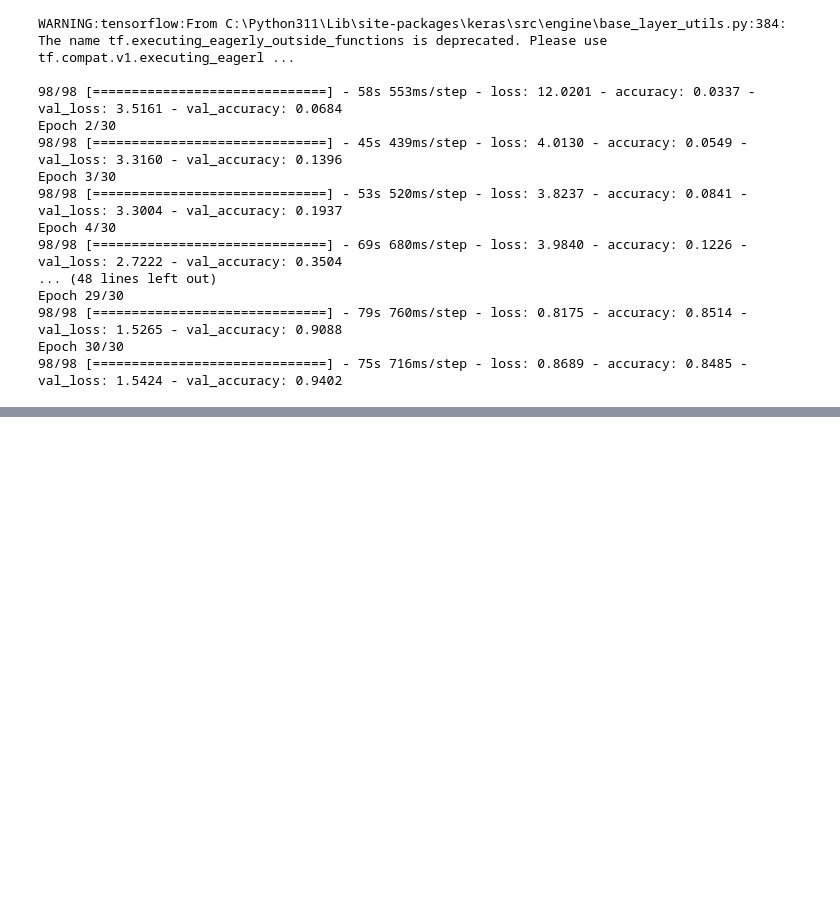
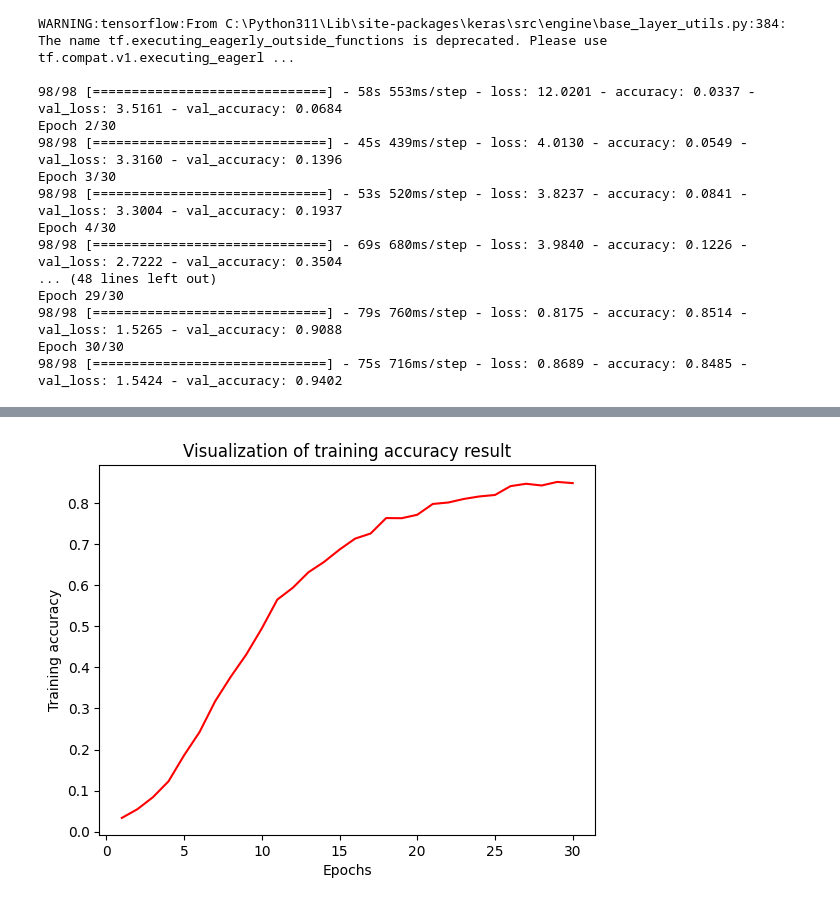
Before and after one commit to Disitha395ra/fruit-vegitable-image-classification, a Jupyter notebook: mainfile.ipynb, the cells around one changed output, grey strips where cells are left out. Cells and saved outputs as stored; diff of their text form; code cells hidden in the pictures; blank space fills up the shorter version.

Commit message:
set the visualization of validation accuracy and testing accuracy

```diff
--- a/mainfile.ipynb
+++ b/mainfile.ipynb
@@ -109,0 +114,9 @@ training_history.history['val_accuracy'][-1]
+# %%
+epochs = [i for i in range(1,31)]
+plt.plot(epochs, training_history.history['accuracy'],color='red')
+plt.xlabel('Epochs')
+plt.ylabel('Training accuracy')
+plt.title('Visualization of training accuracy result')
+plt.show()
+# %% [output]
+[figure, added]
```
Also changed, not shown: parts of 3 cells of this notebook.
